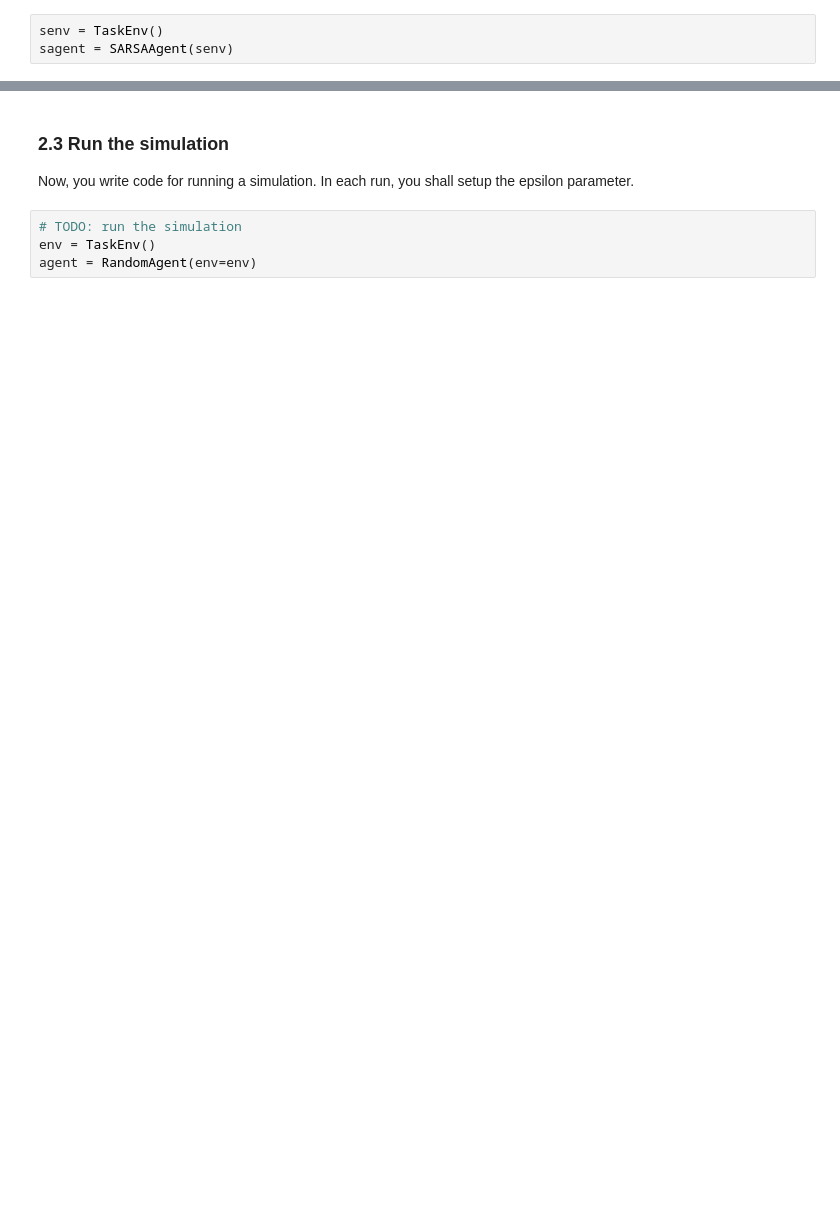
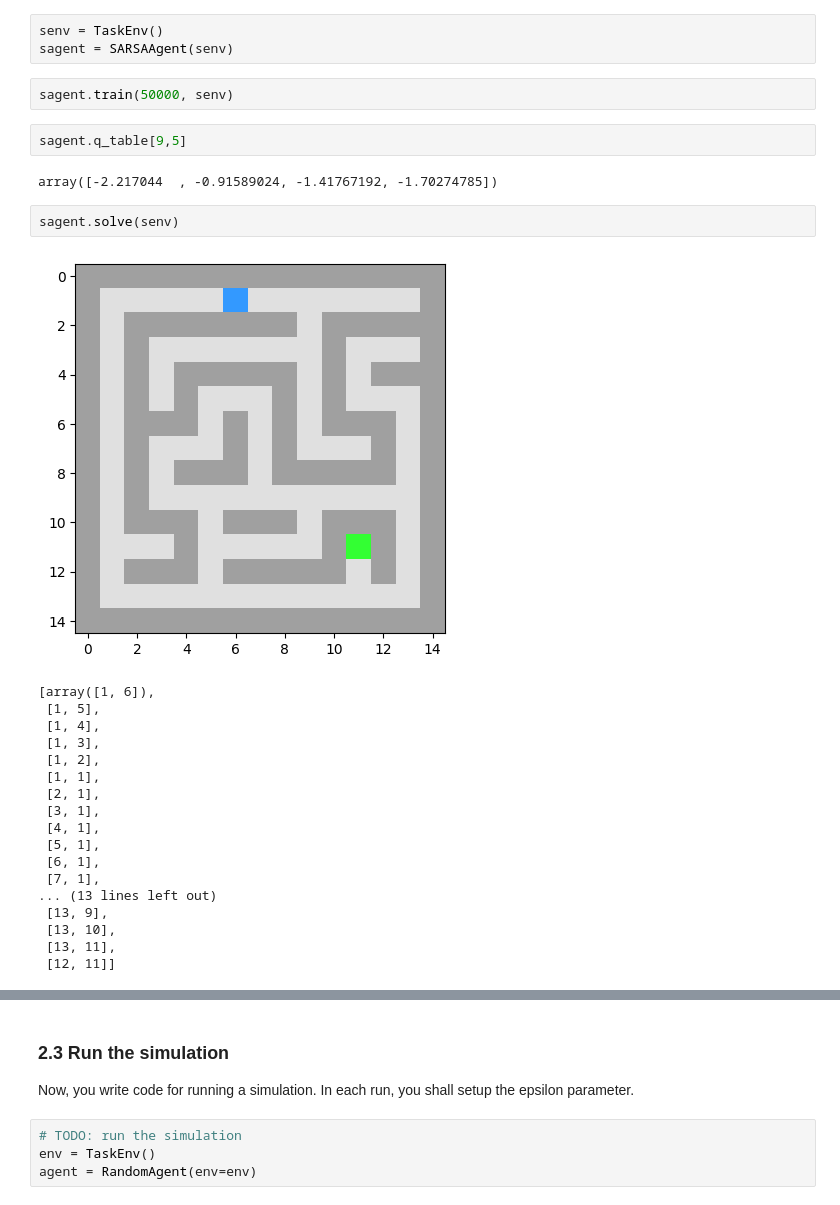
Before and after one commit to MarognaLorenzo/ApplicationOfMachineLearning, a Jupyter notebook: Assignment4/notebooks/Lorenzo.ipynb, the cells around one changed output, grey strips where cells are left out. Drawn from its saved outputs; the diff is of its cells as text; blank space fills up the shorter version.

```diff
--- a/Assignment4/notebooks/Lorenzo.ipynb
+++ b/Assignment4/notebooks/Lorenzo.ipynb
@@ -179,6 +211,33 @@ class SARSAAgent():
 # %%
 senv = TaskEnv()
 sagent = SARSAAgent(senv)
+# %%
+sagent.train(50000, senv)
+# %%
+sagent.q_table[9,5]
+# %% [output]
+array([-2.217044  , -0.91589024, -1.41767192, -1.70274785])
+# %%
+sagent.solve(senv)
+# %% [output]
+[figure, added]
+[array([1, 6]),
+ [1, 5],
+ [1, 4],
+ [1, 3],
+ [1, 2],
+ [1, 1],
+ [2, 1],
+ [3, 1],
+ [4, 1],
+ [5, 1],
+ [6, 1],
+ [7, 1],
+... (13 lines left out)
+ [13, 9],
+ [13, 10],
+ [13, 11],
+ [12, 11]]
 # %%
 senv.reset()
 plt.imshow(senv.render(), interpolation='nearest')
```
Also changed, not shown: parts of 4 cells of this notebook.
